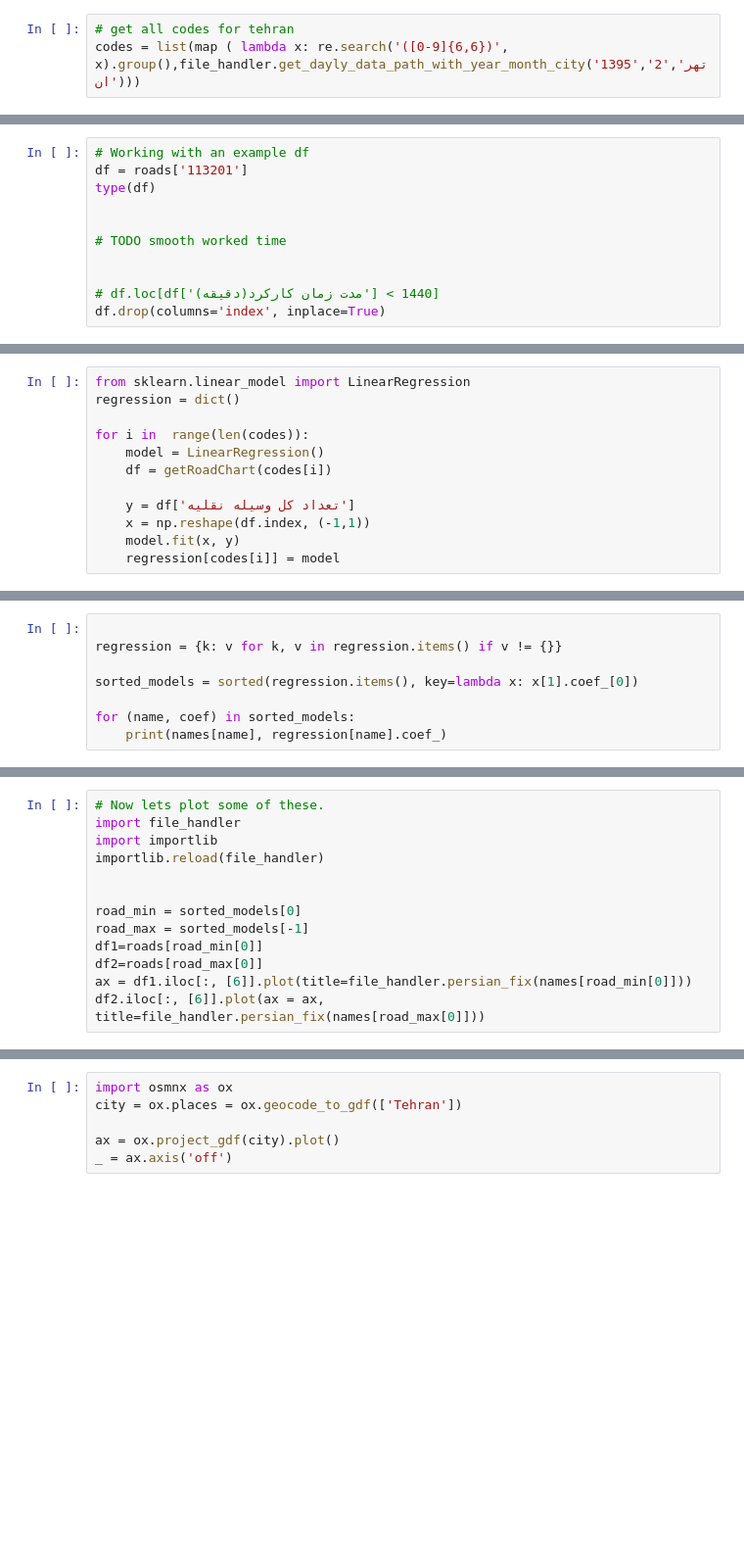
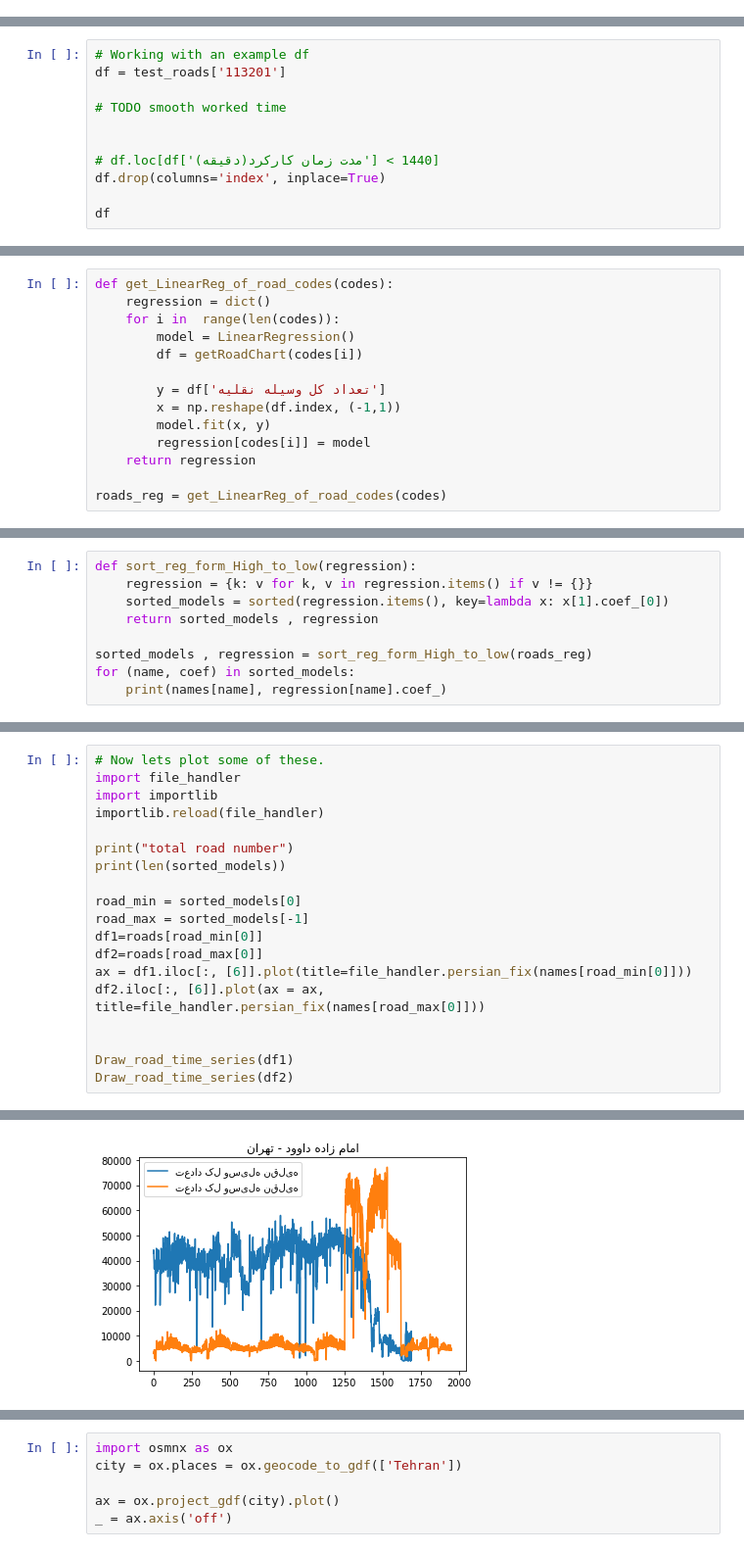
Before and after one commit to Amirali-Amirifar/traffic_analysis, a Jupyter notebook: analysis.ipynb, the cells around one changed output, grey strips where cells are left out. Shown at 98% size. Drawn from its saved outputs; the diff is of its cells as text; blank space fills up the shorter version.

```diff
--- a/analysis.ipynb
+++ b/analysis.ipynb
@@ -54,3 +24,0 @@ def getRoadChart(road):
-# %%
-# get all codes for tehran
-codes = list(map ( lambda x: re.search('([0-9]{6,6})', x).group(),file_handler.get_dayly_data_path_with_year_month_city('1395','2','تهران')))
@@ -66,11 +178,11 @@ for code in codes:
 # %%
 # Working with an example df
-df = roads['113201']
-type(df)
-
+df = test_roads['113201']
 
 # TODO smooth worked time
 
 
 # df.loc[df['مدت زمان کارکرد(دقیقه)'] < 1440]
 df.drop(columns='index', inplace=True)
+
+df
@@ -77,12 +206,14 @@ df.drop(columns='index', inplace=True)
 # %%
-from sklearn.linear_model import LinearRegression
-regression = dict()
+def get_LinearReg_of_road_codes(codes):
+    regression = dict()
+    for i in  range(len(codes)):
+        model = LinearRegression()
+        df = getRoadChart(codes[i])
 
-for i in  range(len(codes)):
-    model = LinearRegression()
-    df = getRoadChart(codes[i])
+        y = df['تعداد کل وسیله نقلیه']
+        x = np.reshape(df.index, (-1,1))
+        model.fit(x, y)
+        regression[codes[i]] = model
+    return regression
 
-    y = df['تعداد کل وسیله نقلیه']
-    x = np.reshape(df.index, (-1,1))
-    model.fit(x, y)
-    regression[codes[i]] = model
+roads_reg = get_LinearReg_of_road_codes(codes)
@@ -92,8 +243,9 @@ for (code,name ) in enumerate(names):
 # %%
+def sort_reg_form_High_to_low(regression):
+    regression = {k: v for k, v in regression.items() if v != {}}
+    sorted_models = sorted(regression.items(), key=lambda x: x[1].coef_[0])
+    return sorted_models , regression
 
-regression = {k: v for k, v in regression.items() if v != {}}
-
-sorted_models = sorted(regression.items(), key=lambda x: x[1].coef_[0])
-
+sorted_models , regression = sort_reg_form_High_to_low(roads_reg)
 for (name, coef) in sorted_models:
     print(names[name], regression[name].coef_)
@@ -103,6 +276,8 @@ import file_handler
 import importlib
 importlib.reload(file_handler)
 
+print("total road number")
+print(len(sorted_models))
 
 road_min = sorted_models[0]
 road_max = sorted_models[-1]
@@ -110,4 +285,8 @@ df1=roads[road_min[0]]
 df2=roads[road_max[0]]
 ax = df1.iloc[:, [6]].plot(title=file_handler.persian_fix(names[road_min[0]]))
 df2.iloc[:, [6]].plot(ax = ax, title=file_handler.persian_fix(names[road_max[0]]))
+
+
+Draw_road_time_series(df1)
+Draw_road_time_series(df2)
 # %% [output]
@@ -114,0 +295 @@ NameError: name 'sorted_models' is not defined
+[figure, added]
```
Also changed, not shown: parts of 39 cells of this notebook, 2 other files.
